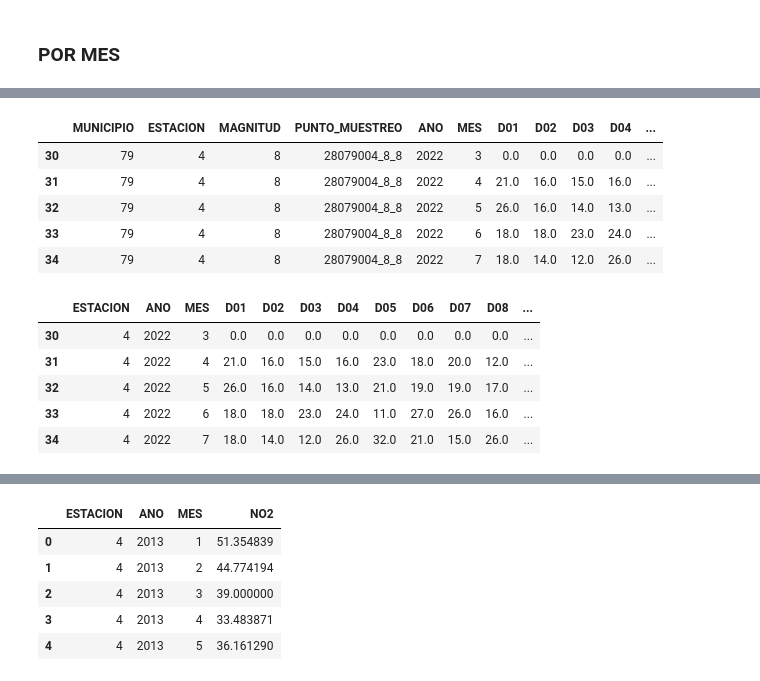
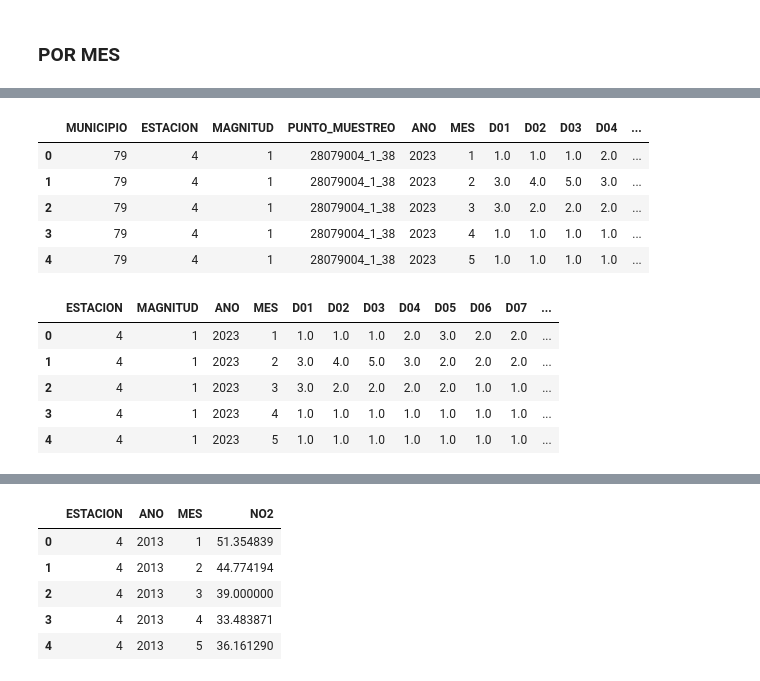
Before and after one commit to charlieciordia/AQ-MAD, a Jupyter notebook: notebook/AQ CLEAN ML MONTH-ALL.ipynb, the cells around one changed output, grey strips where cells are left out. Saved outputs shown, nothing was run; the diff lists cells and outputs as text; code cells hidden in the pictures.

```diff
--- a/notebook/AQ CLEAN ML MONTH-ALL.ipynb
+++ b/notebook/AQ CLEAN ML MONTH-ALL.ipynb
@@ -50,5 +33,5 @@ df13 = pd.read_csv("../data/AytoMad/daily/datos13.csv", sep=';')
 # %%
-df_total = pd.concat([df22,df21,df20,df19,df18,df17,df16,df15,df14,df13], ignore_index=True)
+df_total = pd.concat([df23,df22,df21,df20,df19,df18,df17,df16,df15,df14,df13,df12], ignore_index=True)
 # %%
 df_total.shape
 # %% [output]
@@ -67,22 +48,24 @@ df_no2 = df_total[df_total["MAGNITUD"] == 8]
+# %%
+df = df_total.copy()
 # %%
-df_no2 = df_no2.drop(columns=[e for e in df_no2.columns if 'V' in e])
+df = df.drop(columns=[e for e in df.columns if 'V' in e])
 # %%
-df_no2.head()
+df.head()
 # %% [output]
 |  | MUNICIPIO | ESTACION | MAGNITUD | PUNTO_MUESTREO | ANO | MES | D01 | D02 | D03 | D04 | ... |
-| 30 | 79 | 4 | 8 | 28079004_8_8 | 2022 | 3 | 0.0 | 0.0 | 0.0 | 0.0 | ... |
-| 31 | 79 | 4 | 8 | 28079004_8_8 | 2022 | 4 | 21.0 | 16.0 | 15.0 | 16.0 | ... |
-| 32 | 79 | 4 | 8 | 28079004_8_8 | 2022 | 5 | 26.0 | 16.0 | 14.0 | 13.0 | ... |
-| 33 | 79 | 4 | 8 | 28079004_8_8 | 2022 | 6 | 18.0 | 18.0 | 23.0 | 24.0 | ... |
-| 34 | 79 | 4 | 8 | 28079004_8_8 | 2022 | 7 | 18.0 | 14.0 | 12.0 | 26.0 | ... |
+| 0 | 79 | 4 | 1 | 28079004_1_38 | 2023 | 1 | 1.0 | 1.0 | 1.0 | 2.0 | ... |
+| 1 | 79 | 4 | 1 | 28079004_1_38 | 2023 | 2 | 3.0 | 4.0 | 5.0 | 3.0 | ... |
+| 2 | 79 | 4 | 1 | 28079004_1_38 | 2023 | 3 | 3.0 | 2.0 | 2.0 | 2.0 | ... |
+| 3 | 79 | 4 | 1 | 28079004_1_38 | 2023 | 4 | 1.0 | 1.0 | 1.0 | 1.0 | ... |
+| 4 | 79 | 4 | 1 | 28079004_1_38 | 2023 | 5 | 1.0 | 1.0 | 1.0 | 1.0 | ... |
 # %%
-df_no2.drop(['MUNICIPIO', 'MAGNITUD', 'PUNTO_MUESTREO'], axis=1, inplace = True)
+df.drop(['MUNICIPIO', 'PUNTO_MUESTREO'], axis=1, inplace = True)
 # %%
-df_no2.head()
+df.head()
 # %% [output]
-|  | ESTACION | ANO | MES | D01 | D02 | D03 | D04 | D05 | D06 | D07 | D08 | ... |
-| 30 | 4 | 2022 | 3 | 0.0 | 0.0 | 0.0 | 0.0 | 0.0 | 0.0 | 0.0 | 0.0 | ... |
-| 31 | 4 | 2022 | 4 | 21.0 | 16.0 | 15.0 | 16.0 | 23.0 | 18.0 | 20.0 | 12.0 | ... |
-| 32 | 4 | 2022 | 5 | 26.0 | 16.0 | 14.0 | 13.0 | 21.0 | 19.0 | 19.0 | 17.0 | ... |
-| 33 | 4 | 2022 | 6 | 18.0 | 18.0 | 23.0 | 24.0 | 11.0 | 27.0 | 26.0 | 16.0 | ... |
-| 34 | 4 | 2022 | 7 | 18.0 | 14.0 | 12.0 | 26.0 | 32.0 | 21.0 | 15.0 | 26.0 | ... |
+|  | ESTACION | MAGNITUD | ANO | MES | D01 | D02 | D03 | D04 | D05 | D06 | D07 | ... |
+| 0 | 4 | 1 | 2023 | 1 | 1.0 | 1.0 | 1.0 | 2.0 | 3.0 | 2.0 | 2.0 | ... |
+| 1 | 4 | 1 | 2023 | 2 | 3.0 | 4.0 | 5.0 | 3.0 | 2.0 | 2.0 | 2.0 | ... |
+| 2 | 4 | 1 | 2023 | 3 | 3.0 | 2.0 | 2.0 | 2.0 | 2.0 | 1.0 | 1.0 | ... |
+| 3 | 4 | 1 | 2023 | 4 | 1.0 | 1.0 | 1.0 | 1.0 | 1.0 | 1.0 | 1.0 | ... |
+| 4 | 4 | 1 | 2023 | 5 | 1.0 | 1.0 | 1.0 | 1.0 | 1.0 | 1.0 | 1.0 | ... |
```
Also changed, not shown: parts of 73 cells of this notebook, 2 other files.
